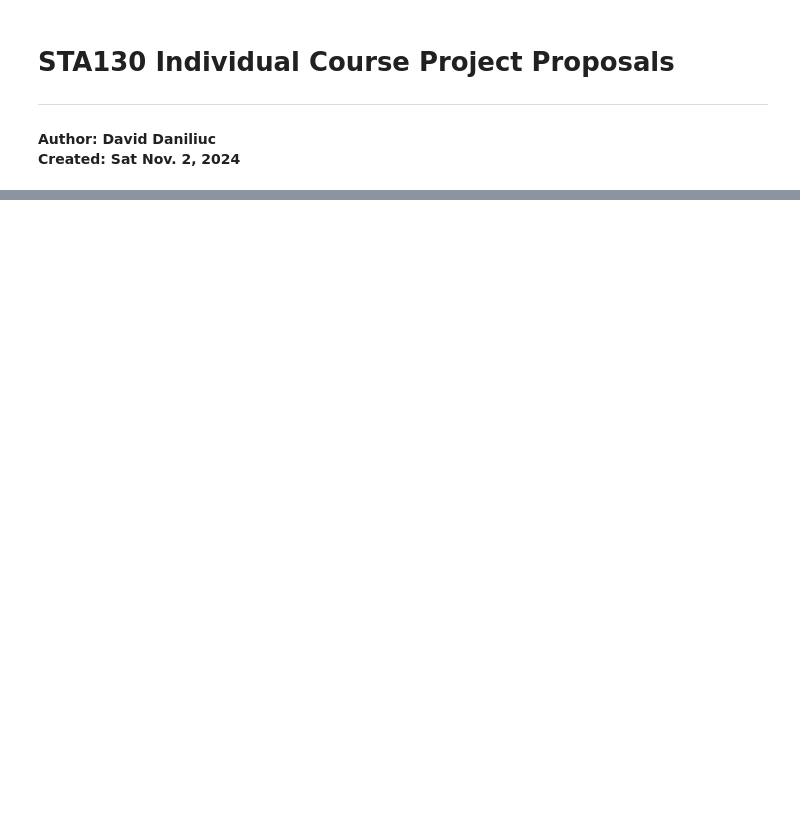
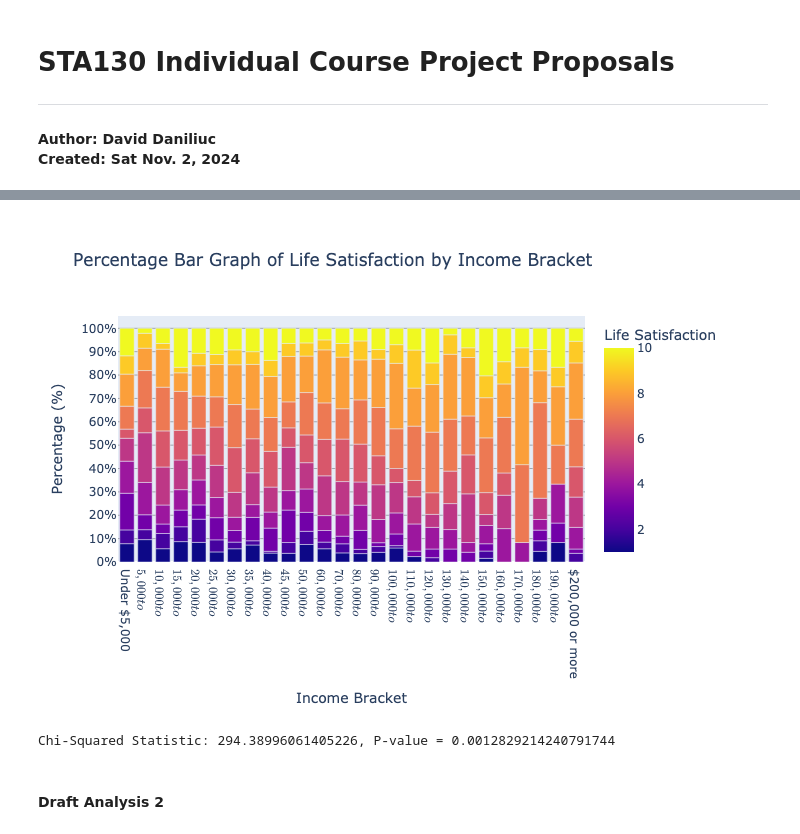
Before and after one commit to vicdenz/sta130-uoft, a Jupyter notebook: course_project/individual_proposal.ipynb, the cells around one changed output, grey strips where cells are left out. Cells and saved outputs as stored; diff of their text form; code cells hidden in the pictures; blank space fills up the shorter version.

```diff
--- a/course_project/individual_proposal.ipynb
+++ b/course_project/individual_proposal.ipynb
@@ -128,0 +92,15 @@ For each of the analyses you propose, you should include the following sections:
+# %%
+# Import statements
+import pandas as pd
+import numpy as np
+import plotly.express as px
+import scipy.stats as stats
+
+# Read and import dataset
+data = pd.read_csv("https://raw.githubusercontent.com/pointOfive/stat130chat130/refs/heads/main/CP/CSCS_data_anon.csv", na_values=["9999", "", " ", "Presented but no response", "NA"])
+
+# Cleaning the data
+empty = (data.isna().sum() == data.shape[0])
+data = data[empty.index[~empty]] # keep non empty columns only
+
+data = data[data.REMOVE_case=='No'].copy()
@@ -128,0 +161,51 @@ For each of the analyses you propose, you should include the following sections:
+# %%
+df_count = data_cross_2021.groupby(['DEMO_household_income', 'WELLNESS_life_satisfaction']).size().reset_index(name='Count')
+
+# Unique sort to preserve the order of life satisfaction while also sorting the household income
+for value in income_mapping.keys():
+	df_count = pd.concat([df_count, df_count.loc[df_count['DEMO_household_income'] == value]], ignore_index=True)
+df_count = df_count.iloc[len(df_count) // 2 :]
+
+# Calculate the percentage directly in the DataFrame and scale it to 0-1
+df_count['Percentage'] = df_count.groupby('DEMO_household_income')['Count'].transform(lambda x: x / x.sum())
+
+# Renaming for bar graph
+df_count.rename(columns={'DEMO_household_income': 'Income Bracket', 'WELLNESS_life_satisfaction': 'Life Satisfaction'}, inplace=True)
+
+
+# Create a stacked bar graph
+fig = px.bar(df_count, x='Income Bracket', y='Percentage', color='Life Satisfaction',
+             title='Percentage Bar Graph of Life Satisfaction by Income Bracket',
+             labels={'Percentage': 'Percentage (%)'},
+             color_continuous_scale=px.colors.sequential.Plasma,
+			)
+
+# Update layout
+fig.update_layout(
+    barmode='stack',
+    yaxis=dict(
+        tickvals=[i / 100 for i in range(0, 101, 10)],
+        ticktext=[f"{i}%" for i in range(0, 101, 10)],
+        dtick=0.1,  # Add grid lines every 10%
+        gridcolor='rgba(0, 0, 0, 0.3)'
+    )
+)
+
+# Show the figure
+fig.show(renderer='png')
+# %% [output]
+[figure, added]
+# %%
+# Create a contingency table
+contingency_table = pd.crosstab(data_cross_2021['DEMO_household_income'],
+                                 data_cross_2021['WELLNESS_life_satisfaction'])
+
+# Run the Chi-Squared Test
+chi2, p, dof, expected = stats.chi2_contingency(contingency_table)
+
+# Print the results
+print(f"Chi-Squared Statistic: {chi2}, P-value = {p}")
+# %% [output]
+Chi-Squared Statistic: 294.38996061405226, P-value = 0.0012829214240791744
+# %% [markdown]
+#### Draft Analysis 2
```
Also changed, not shown: parts of 15 cells of this notebook, 4 other files.
